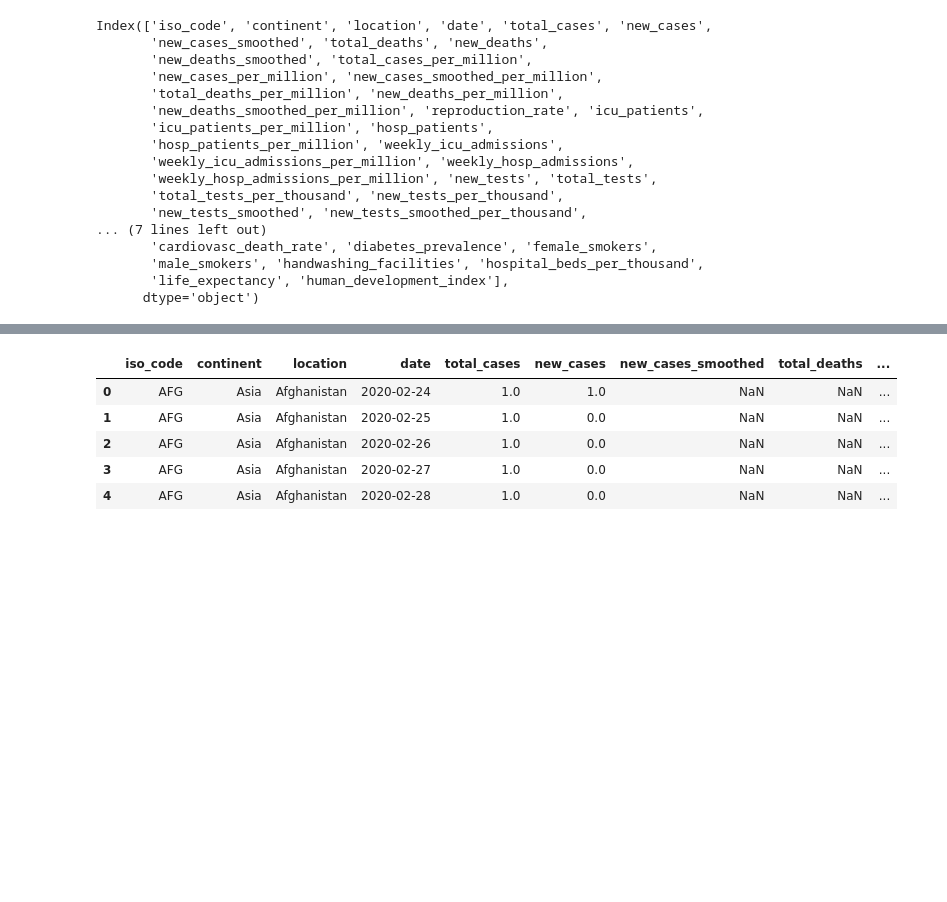
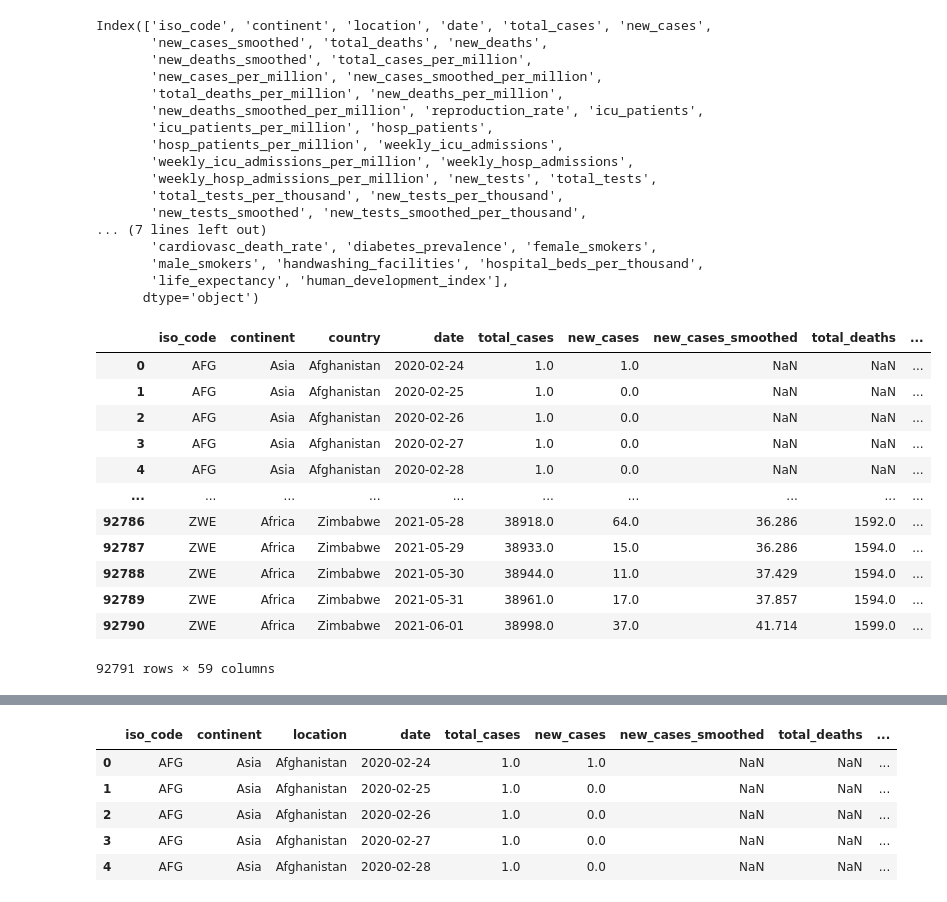
Before and after one commit to MikhailKuklin/exploratory_data_analysis_pandas, a Jupyter notebook: 2021_05_31_exploratory_data_analysis_pandas_partI.ipynb, the cells around one changed output, grey strips where cells are left out. Saved outputs shown, nothing was run; the diff lists cells and outputs as text; code cells hidden in the pictures; blank space fills up the shorter version.

```diff
--- a/2021_05_31_exploratory_data_analysis_pandas_partI.ipynb
+++ b/2021_05_31_exploratory_data_analysis_pandas_partI.ipynb
@@ -55,6 +55,24 @@ Index(['iso_code', 'continent', 'location', 'date', 'total_cases', 'new_cases',
        'male_smokers', 'handwashing_facilities', 'hospital_beds_per_thousand',
        'life_expectancy', 'human_development_index'],
       dtype='object')
+# %%
+# rename column
+
+df.rename(columns={"location": "country"}) #inplace=True if permanent
+# %% [output]
+|  | iso_code | continent | country | date | total_cases | new_cases | new_cases_smoothed | total_deaths | ... |
+| 0 | AFG | Asia | Afghanistan | 2020-02-24 | 1.0 | 1.0 | NaN | NaN | ... |
+| 1 | AFG | Asia | Afghanistan | 2020-02-25 | 1.0 | 0.0 | NaN | NaN | ... |
+| 2 | AFG | Asia | Afghanistan | 2020-02-26 | 1.0 | 0.0 | NaN | NaN | ... |
+| 3 | AFG | Asia | Afghanistan | 2020-02-27 | 1.0 | 0.0 | NaN | NaN | ... |
+| 4 | AFG | Asia | Afghanistan | 2020-02-28 | 1.0 | 0.0 | NaN | NaN | ... |
+| ... | ... | ... | ... | ... | ... | ... | ... | ... | ... |
+| 92786 | ZWE | Africa | Zimbabwe | 2021-05-28 | 38918.0 | 64.0 | 36.286 | 1592.0 | ... |
+| 92787 | ZWE | Africa | Zimbabwe | 2021-05-29 | 38933.0 | 15.0 | 36.286 | 1594.0 | ... |
+| 92788 | ZWE | Africa | Zimbabwe | 2021-05-30 | 38944.0 | 11.0 | 37.429 | 1594.0 | ... |
+| 92789 | ZWE | Africa | Zimbabwe | 2021-05-31 | 38961.0 | 17.0 | 37.857 | 1594.0 | ... |
+| 92790 | ZWE | Africa | Zimbabwe | 2021-06-01 | 38998.0 | 37.0 | 41.714 | 1599.0 | ... |
+92791 rows × 59 columns
 # %%
 # get a range of rows
 
```
Also changed, not shown: parts of 31 cells of this notebook.
